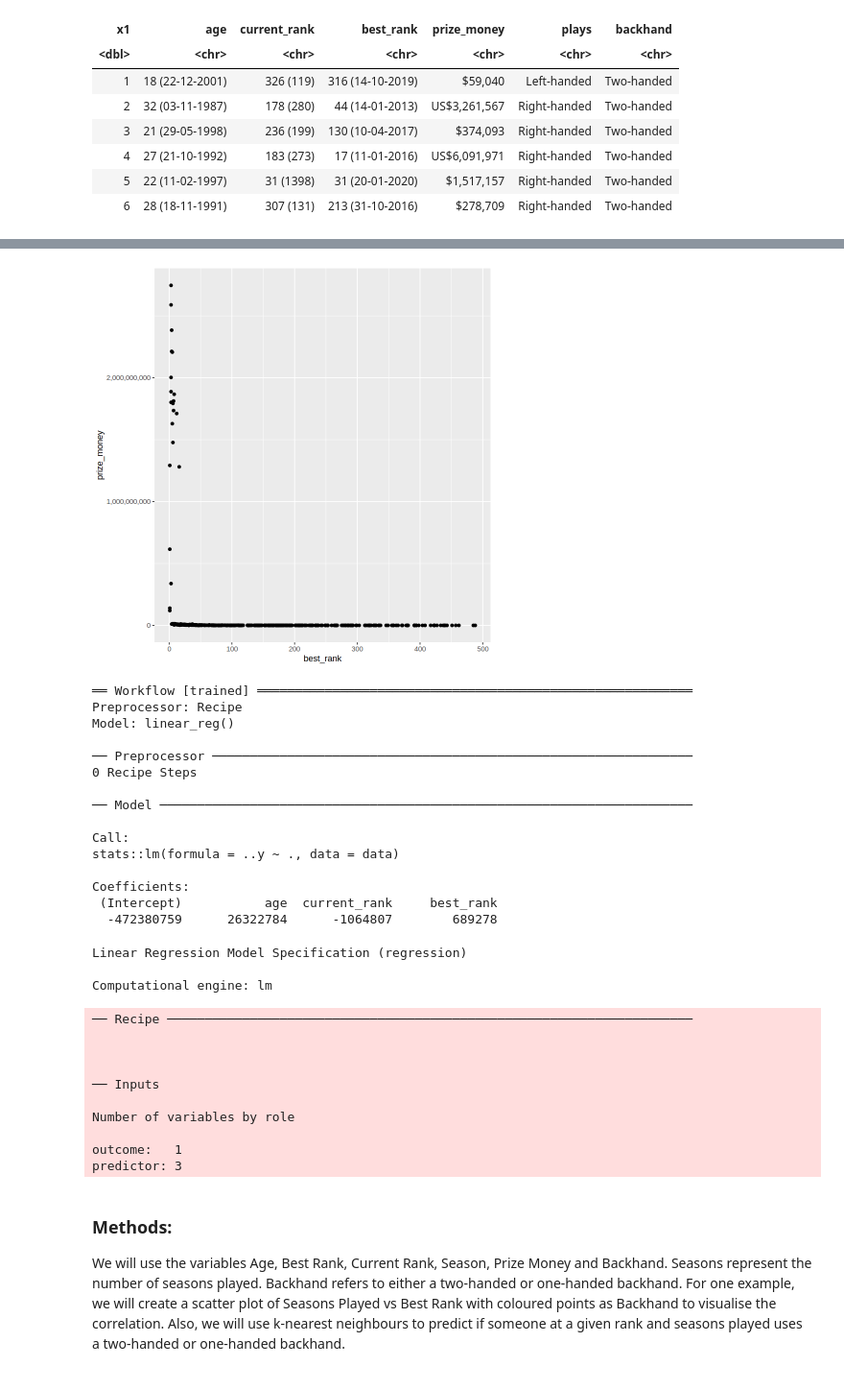
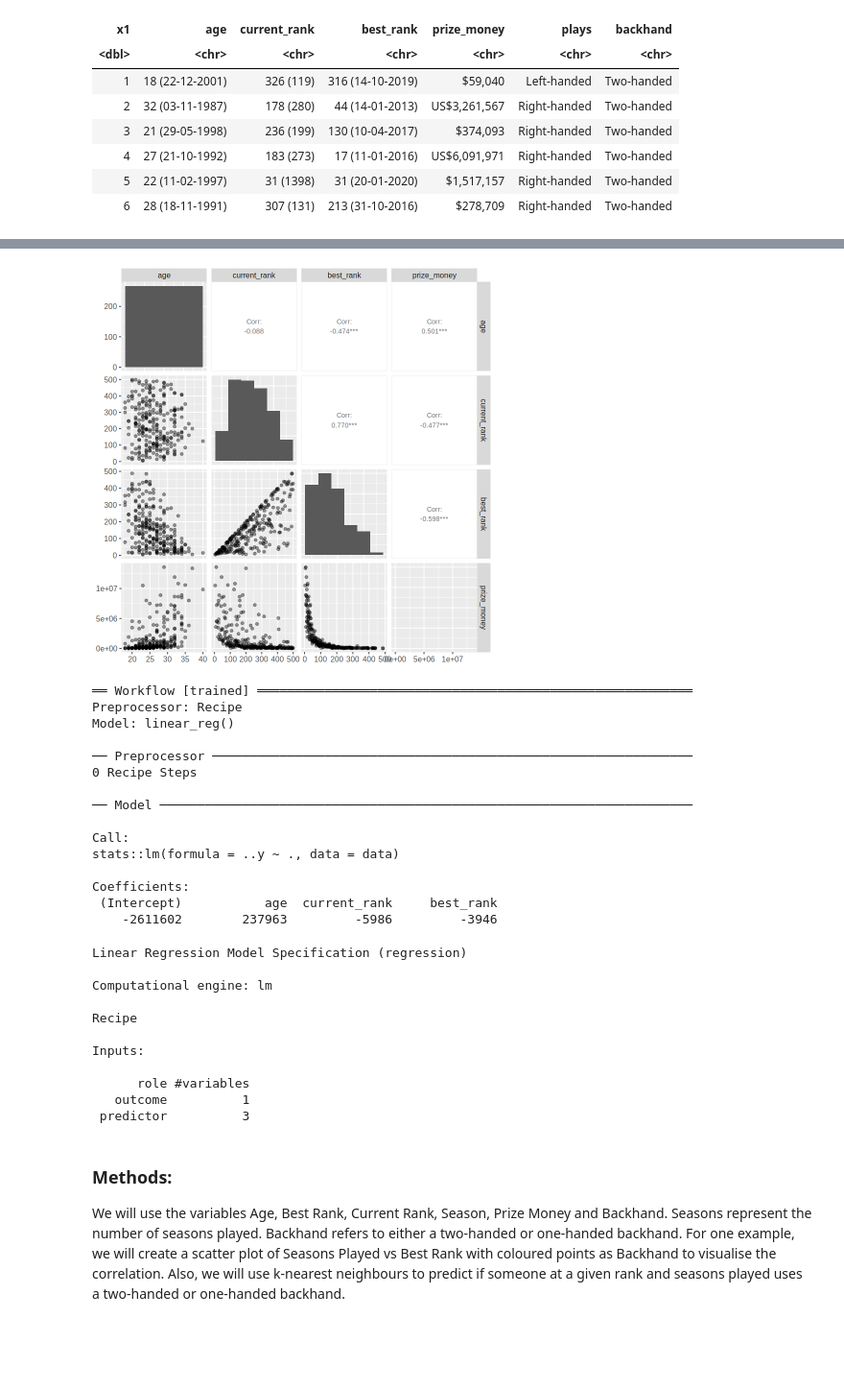
Before and after one commit to aejessen/DSCI100_project, a Jupyter notebook: project.ipynb, the cells around one changed output, grey strips where cells are left out. Shown at 96% size. Drawn from its saved outputs; the diff is of its cells as text; code cells hidden in the pictures; blank space fills up the shorter version.

Commit message:
Extra plots etc
Naya changes after laptop died

```diff
--- a/project.ipynb
+++ b/project.ipynb
@@ -94,7 +94,7 @@ tennis_data_tidy <- tennis_data_tidy |>
     age = as.numeric(sub(" .*", "", age)),
     current_rank = as.numeric(sub(" .*", "", current_rank)),
     best_rank = as.numeric(sub(" .*", "", best_rank)),
-    prize_money = as.numeric(gsub("[^0-9]", "", prize_money)))
+    prize_money = as.numeric(gsub("[^0-9]", "", prize_money)))|> filter(prize_money<50000000)
 
 #prize_money = as.numeric(gsub("[^0-9]", "", prize_money)))
 #prize_money = as.numeric(gsub("[^0-9]", "", (paste(strsplit(prize_money, split= " ")[0], strsplit(prize_money, split= " ")[1])))))
@@ -102,6 +102,6 @@ tennis_data_tidy <- tennis_data_tidy |>
 
 #strsplit(x,split,fixed=T)
 
-head(tennis_data_tidy)
+head(tennis_data_tidy, n=100)
 nrow(tennis_data_tidy)
 # %% [output]
@@ -138,41 +148,41 @@ testing_data <- testing(tennis_split)
 # %%
 tennis_pairplot <- training_data |> select(age, current_rank, best_rank, prize_money) |>
     ggpairs(
         lower = list(continuous = wrap('points', alpha = 0.4)),
         diag = list(continuous = wrap('barDiag', binwidth = 100)), # Adjust binwidth as needed
         upper = list(continuous = wrap('cor', size = 3))) +
     theme(text = element_text(size = 12))
     # Change prize money to get rid of outliers?
 
-#tennis_pairplot
+tennis_pairplot
 
-prize_curr_rank <- ggplot(tennis_data_tidy, aes(x= best_rank, y= prize_money)) +
-    geom_point() +
-    scale_x_continuous(labels = scales::comma) +
-    scale_y_continuous(labels = scales::comma)
-prize_curr_rank
+#prize_best_rank <- ggplot(tennis_data_tidy, aes(x= best_rank, y= log(prize_money))) +
+   # geom_point() +
+  #  scale_x_continuous(labels = scales::comma) +
+  #  scale_y_continuous(labels = scales::comma)
+#prize_best_rank
 
 #seasons_scatter_plot <- ggplot(training_data, aes(x = seasons, y = best_rank)) +
 #  geom_point() +
 ##  labs(x = "Seasons", y = "Best Rank") +
 #  ggtitle("Number of Seasons Played vs. Best Rank") +
 #  theme_minimal()
 
 #seasons_scatter_plot
 # %% [output]
-[figure, old version]
+[figure, new version]
 # %%
 lm_spec <- linear_reg() |>
-  set_engine("lm")
+  set_engine("lm") |> set_mode("regression")
 
 tennis_recipe <- recipe(prize_money ~ age + current_rank + best_rank, data = training_data)
 
-lm_model <- workflow() |>
+tennis_fit <- workflow() |>
   add_recipe(tennis_recipe) |>
   add_model(lm_spec) |>
   fit(data = training_data)
 
-lm_model
+tennis_fit
 
 print(lm_spec)
 print(tennis_recipe)
@@ -191,20 +201,18 @@ stats::lm(formula = ..y ~ ., data = data)
 
 Coefficients:
  (Intercept)           age  current_rank     best_rank
-  -472380759      26322784      -1064807        689278
+    -2611602        237963         -5986         -3946
 Linear Regression Model Specification (regression)
 
 Computational engine: lm
+
+Recipe
+
+Inputs:
+
+      role #variables
+   outcome          1
+ predictor          3
-── Recipe ──────────────────────────────────────────────────────────────────────
-
-
-
-── Inputs
-
-Number of variables by role
-
-outcome:   1
-predictor: 3
 # %% [markdown]
 ### Methods:
 
```
Also changed, not shown: parts of 6 cells of this notebook.
